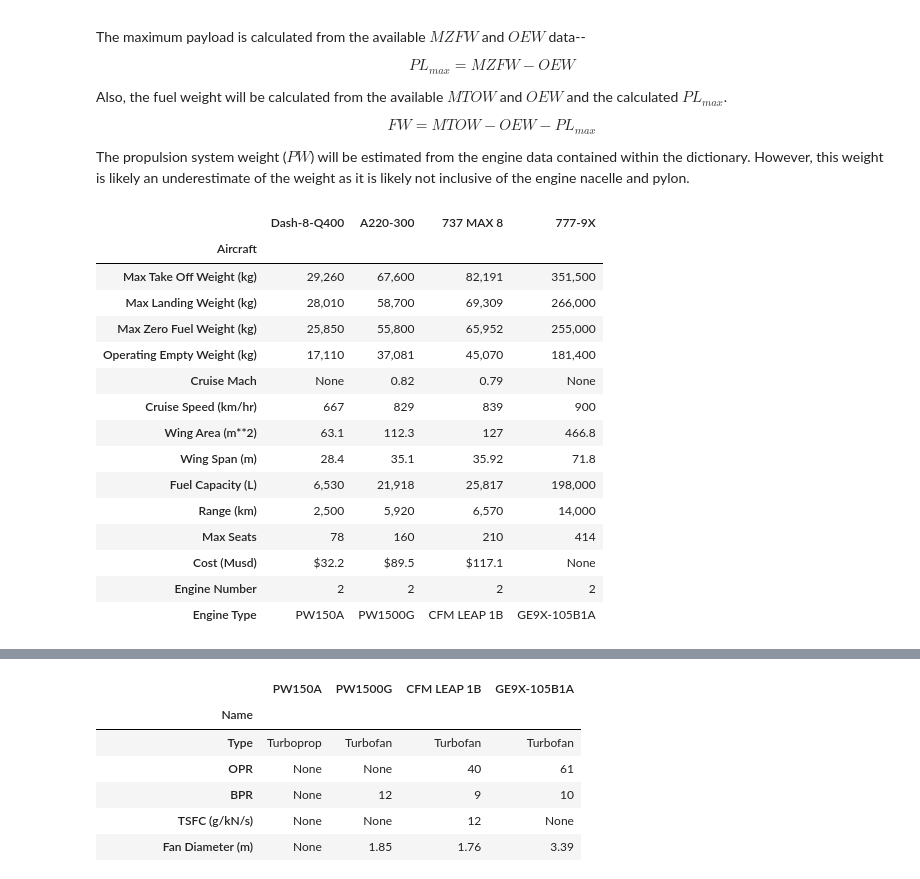
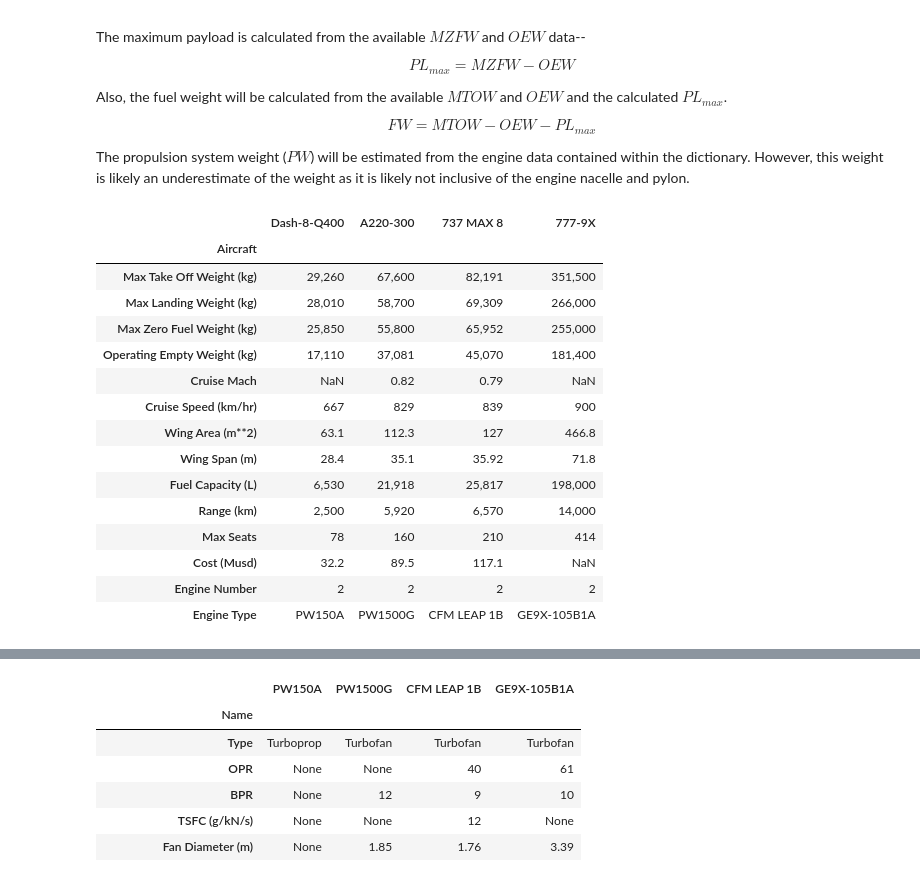
Before and after one commit to davetew/Zero-Carbon-Aviation, a Jupyter notebook: Zero_Carbon_Aircraft.ipynb, the cells around one changed output, grey strips where cells are left out. Drawn from its saved outputs; the diff is of its cells as text; code cells hidden in the pictures.

```diff
--- a/Zero_Carbon_Aircraft.ipynb
+++ b/Zero_Carbon_Aircraft.ipynb
@@ -325,37 +325,29 @@ The propulsion system weight ($PW$) will be estimated from the engine data conta
 # %%
 """Load aircraft data"""
 
 # Get data from Google spread sheet on Dave's G Drive
 rawACData = requests.get('https://docs.google.com/spreadsheets/d/e/2PACX-1vSA_H7NEvMSQTltN4FRqKaJ-8uWw_bDHwP2WarH4PzRh8Qm3IOajMyOMxhZ1hzv9Ui-tXKjMt9KhvuY/pub?gid=0&single=true&output=csv')
 
 # Save the data in a pandas data frame
-AircraftData = pd.read_csv(BytesIO(rawACData.content), index_col=0)
+AircraftData = pd.read_csv(BytesIO(rawACData.content), index_col=0, thousands=r",")
+display(AircraftData)
 
-# Use the unit designation in the index to create pint physical quantities for the numerical data
-
-def get_index_units(dataframe):
-
-  unit_strings = []
-  for index, row in AircraftData.iterrows():
-
-
-  # Create unit string from text between parentheses
-  unit_sting = index
-display(AircraftData)
+# Get list of aircraft represented in data frame
+Aircraft = AircraftData.columns
 # %% [output]
 |  | Dash-8-Q400 | A220-300 | 737 MAX 8 | 777-9X |
 | Aircraft |  |  |  |  |
 | Max Take Off Weight (kg) | 29,260 | 67,600 | 82,191 | 351,500 |
 | Max Landing Weight (kg) | 28,010 | 58,700 | 69,309 | 266,000 |
 | Max Zero Fuel Weight (kg) | 25,850 | 55,800 | 65,952 | 255,000 |
 | Operating Empty Weight (kg) | 17,110 | 37,081 | 45,070 | 181,400 |
-| Cruise Mach | None | 0.82 | 0.79 | None |
+| Cruise Mach | NaN | 0.82 | 0.79 | NaN |
 | Cruise Speed (km/hr) | 667 | 829 | 839 | 900 |
 | Wing Area (m**2) | 63.1 | 112.3 | 127 | 466.8 |
 | Wing Span (m) | 28.4 | 35.1 | 35.92 | 71.8 |
 | Fuel Capacity (L) | 6,530 | 21,918 | 25,817 | 198,000 |
 | Range (km) | 2,500 | 5,920 | 6,570 | 14,000 |
 | Max Seats | 78 | 160 | 210 | 414 |
-| Cost (Musd) | $32.2 | $89.5 | $117.1 | None |
+| Cost (Musd) | 32.2 | 89.5 | 117.1 | NaN |
 | Engine Number | 2 | 2 | 2 | 2 |
 | Engine Type | PW150A | PW1500G | CFM LEAP 1B | GE9X-105B1A |
```
Also changed, not shown: parts of 3 cells of this notebook.
